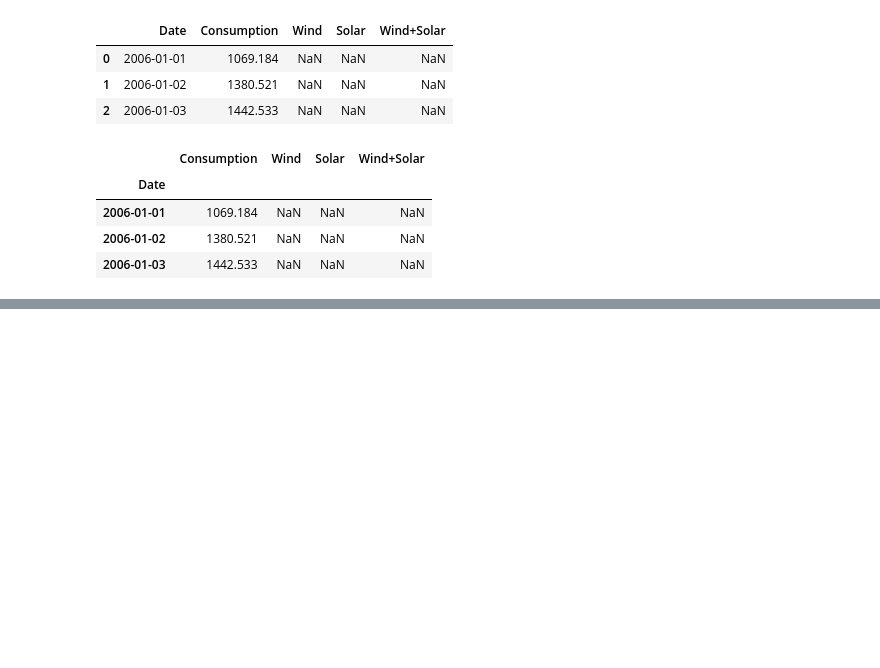
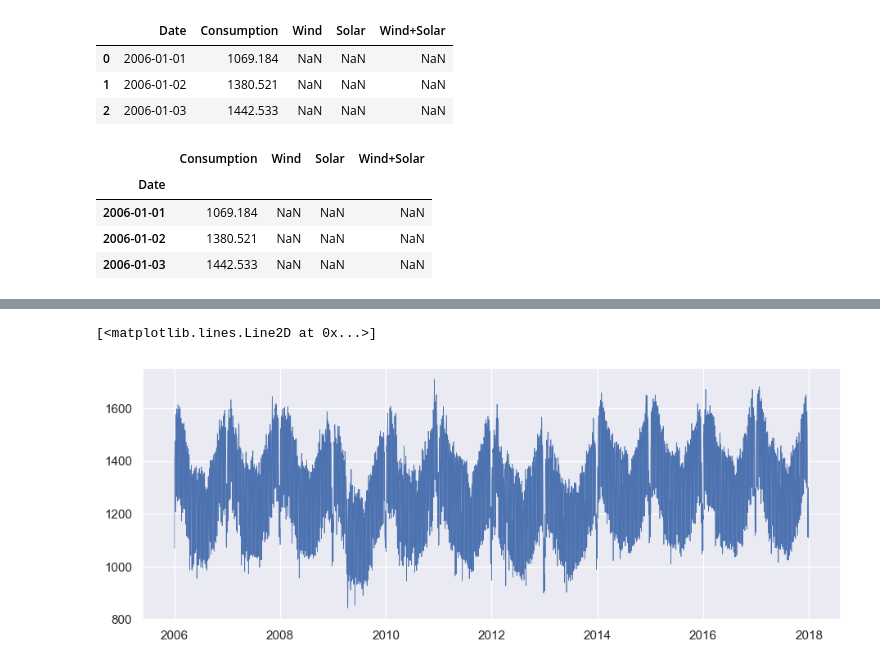
Before and after one commit to dinhgia2106/AIOExercises, a Jupyter notebook: Module 3/Week 1/DA_with_TS.ipynb, the cells around one changed output, grey strips where cells are left out. Saved outputs shown, nothing was run; the diff lists cells and outputs as text; code cells hidden in the pictures; blank space fills up the shorter version.

```diff
--- a/Module 3/Week 1/DA_with_TS.ipynb
+++ b/Module 3/Week 1/DA_with_TS.ipynb
@@ -30,7 +30,10 @@ opsd_daily.head(3)
 | 2006-01-02 | 1380.521 | NaN | NaN | NaN |
 | 2006-01-03 | 1442.533 | NaN | NaN | NaN |
 # %%
-opsd_daily =
+opsd_daily = pd. read_csv (dataset_path, index_col =0 , parse_dates = True )
 
 opsd_daily['Year'] = opsd_daily.index.year
 opsd_daily['Month'] = opsd_daily.index.month
+opsd_daily['Weeday Name'] = opsd_daily.index.day_name()
+
+opsd_daily.sample(5, random_state=0)
@@ -36,0 +66,12 @@ opsd_daily['Month'] = opsd_daily.index.month
+# %%
+import matplotlib.pyplot as plt
+import seaborn as sns
+
+# Set the figure size
+sns.set(rc={'figure.figsize':(11, 4)})
+
+# Use matplotlib's plot method instead of the pandas plot method
+plt.plot(opsd_daily['Consumption'], linewidth=0.5)
+# %% [output]
+[<matplotlib.lines.Line2D at 0x...>]
+[figure, added]
```
Also changed, not shown: parts of 16 cells of this notebook, 8 other files.
